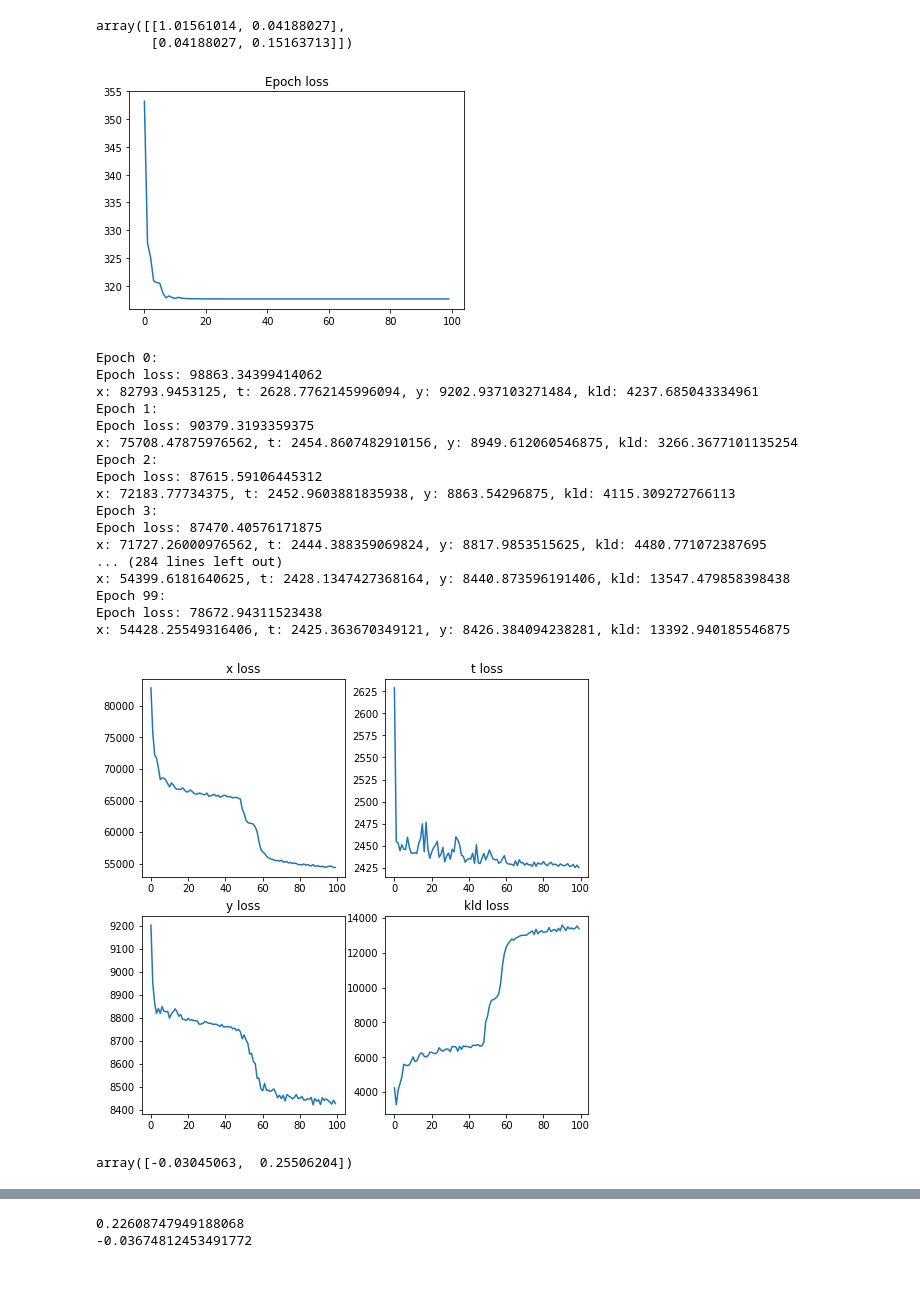
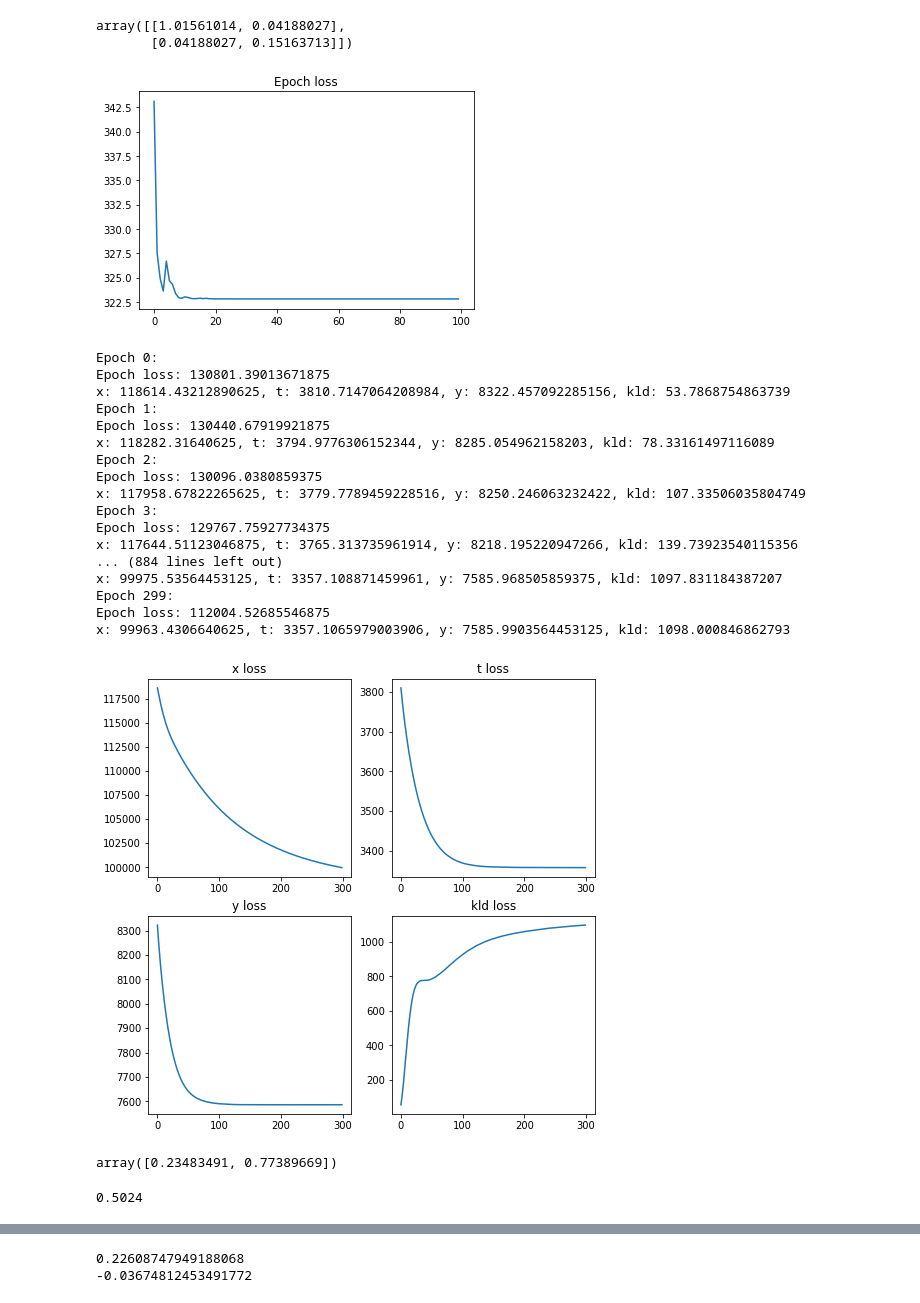
Before and after one commit to skwfz/cevae, a Jupyter notebook: RealDataTesting.ipynb, the cells around one changed output, grey strips where cells are left out. Cells and saved outputs as stored; diff of their text form; code cells hidden in the pictures.

```diff
--- a/RealDataTesting.ipynb
+++ b/RealDataTesting.ipynb
@@ -524,7 +622,7 @@ np.cov(ihdp_train['x'][:,5,0], ihdp_train['t'][:,0])
 array([[1.01561014, 0.04188027],
        [0.04188027, 0.15163713]])
 # %%
-model_zt = trainZtoTmodel(device, ihdp_x_train[:,5,0][:,None], ihdp_train['t'][:,0][:,None], lr_start=0.05, lr_end=0.01, num_epochs=100,layers=3, width=10)
+model_zt = trainZtoTmodel(device, ihdp_x_train[:,6,0][:,None], ihdp_train['t'][:,0][:,None], lr_start=0.05, lr_end=0.01, num_epochs=100,layers=3, width=10)
 # %% [output]
-[figure, old version]
+[figure, new version]
 # %%
@@ -534,12 +632,15 @@ model_zt = loadmodel("ztotgenerator5", modeltype=FullyConnected, args=[[1]+[10]*
+# %%
+model_zt = lambda z: 2*z-0.5
 # %%
+from datagenVAE import generatedata
 device='cpu'
 plot_curves=False
 print_logs=True
-num_epochs=100
-lr_start=0.05
-lr_end=0.002
-z_dim=20
-zvar_index = 5
+num_epochs=300
+lr_start=0.0001
+lr_end=0.00001
+z_dim=1
+zvar_index = 6
 num_samples = 5000
 x_mode=np.delete(np.array([0]*3+[4]+[0]*2+[2]*(ihdp_x_train.shape[1]-6)),zvar_index)
 x_dim = len(x_mode)
@@ -549,31 +650,37 @@ train_loader = DataLoader(dataset, shuffle=True, batch_size = 200)
 # %%
 model, losses = train_model(device, plot_curves, print_logs,
               train_loader, num_epochs, lr_start, lr_end, x_dim, z_dim,
-              p_y_zt_nn_layers=3, p_y_zt_nn_width=30,
-              p_t_z_nn_layers=3, p_t_z_nn_width=30,
-              p_x_z_nn_layers=3, p_x_z_nn_width=30,
-              q_z_nn_layers=3, q_z_nn_width=30,
-              t_mode=2, y_mode=0, x_mode=x_mode, ty_separate_enc=False)
+              p_y_zt_nn_layers=1, p_y_zt_nn_width=10,
+              p_t_z_nn_layers=1, p_t_z_nn_width=10,
+              p_x_z_nn_layers=0, p_x_z_nn_width=40,
+              q_z_nn_layers=1, q_z_nn_width=40,
+              t_mode=2, y_mode=0, x_mode=x_mode, ty_separate_enc=False, z_mode=2)
 # %% [output]
 Epoch 0:
-Epoch loss: 98863.34399414062
-x: 82793.9453125, t: 2628.7762145996094, y: 9202.937103271484, kld: 4237.685043334961
+Epoch loss: 130801.39013671875
+x: 118614.43212890625, t: 3810.7147064208984, y: 8322.457092285156, kld: 53.7868754863739
 Epoch 1:
-Epoch loss: 90379.3193359375
-x: 75708.47875976562, t: 2454.8607482910156, y: 8949.612060546875, kld: 3266.3677101135254
+Epoch loss: 130440.67919921875
+x: 118282.31640625, t: 3794.9776306152344, y: 8285.054962158203, kld: 78.33161497116089
 Epoch 2:
-Epoch loss: 87615.59106445312
-x: 72183.77734375, t: 2452.9603881835938, y: 8863.54296875, kld: 4115.309272766113
+Epoch loss: 130096.0380859375
+x: 117958.67822265625, t: 3779.7789459228516, y: 8250.246063232422, kld: 107.33506035804749
 Epoch 3:
-Epoch loss: 87470.40576171875
-x: 71727.26000976562, t: 2444.388359069824, y: 8817.9853515625, kld: 4480.771072387695
-... (284 lines left out)
-x: 54399.6181640625, t: 2428.1347427368164, y: 8440.873596191406, kld: 13547.479858398438
-Epoch 99:
-Epoch loss: 78672.94311523438
-x: 54428.25549316406, t: 2425.363670349121, y: 8426.384094238281, kld: 13392.940185546875
+Epoch loss: 129767.75927734375
+x: 117644.51123046875, t: 3765.313735961914, y: 8218.195220947266, kld: 139.73923540115356
+... (884 lines left out)
+x: 99975.53564453125, t: 3357.108871459961, y: 7585.968505859375, kld: 1097.831184387207
+Epoch 299:
+Epoch loss: 112004.52685546875
+x: 99963.4306640625, t: 3357.1065979003906, y: 7585.9903564453125, kld: 1098.000846862793
-[figure, old version]
+[figure, new version]
 # %%
 estimate_model_py_dot(model)
 # %% [output]
-array([-0.03045063,  0.25506204])
+array([0.23483491, 0.77389669])
+# %%
+_, zx = proxymodel.sample(num_samples)
+np.mean(zx[:,6])
+#zvar_index
+# %% [output]
+0.5024
```
Also changed, not shown: parts of 30 cells of this notebook, 1 other file.
